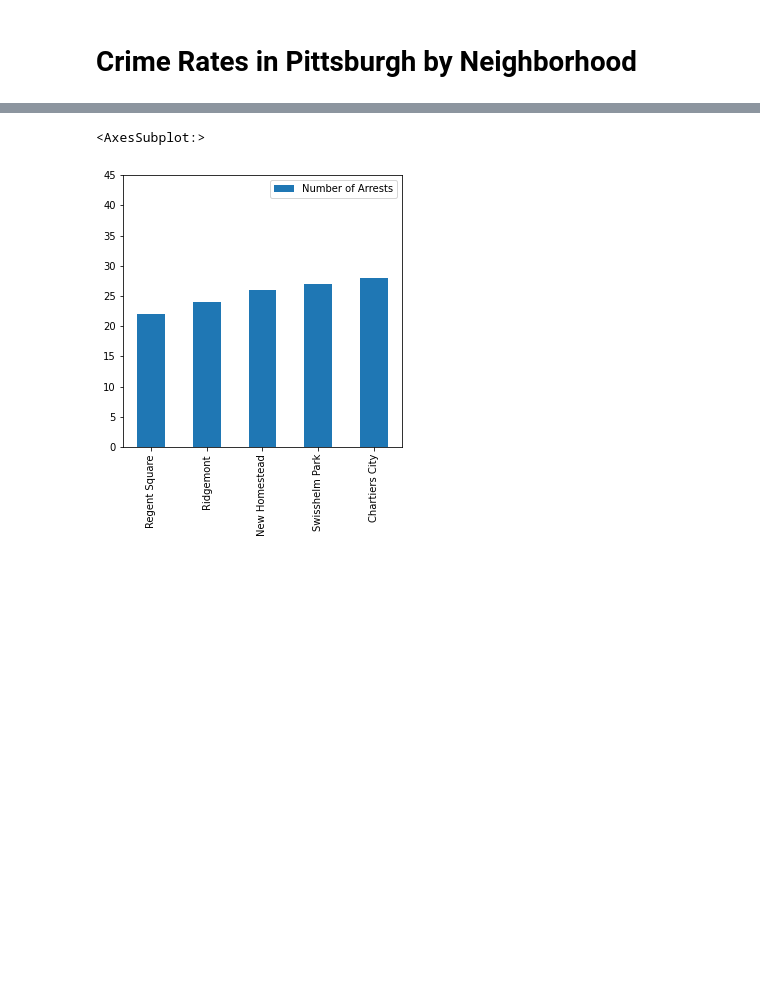
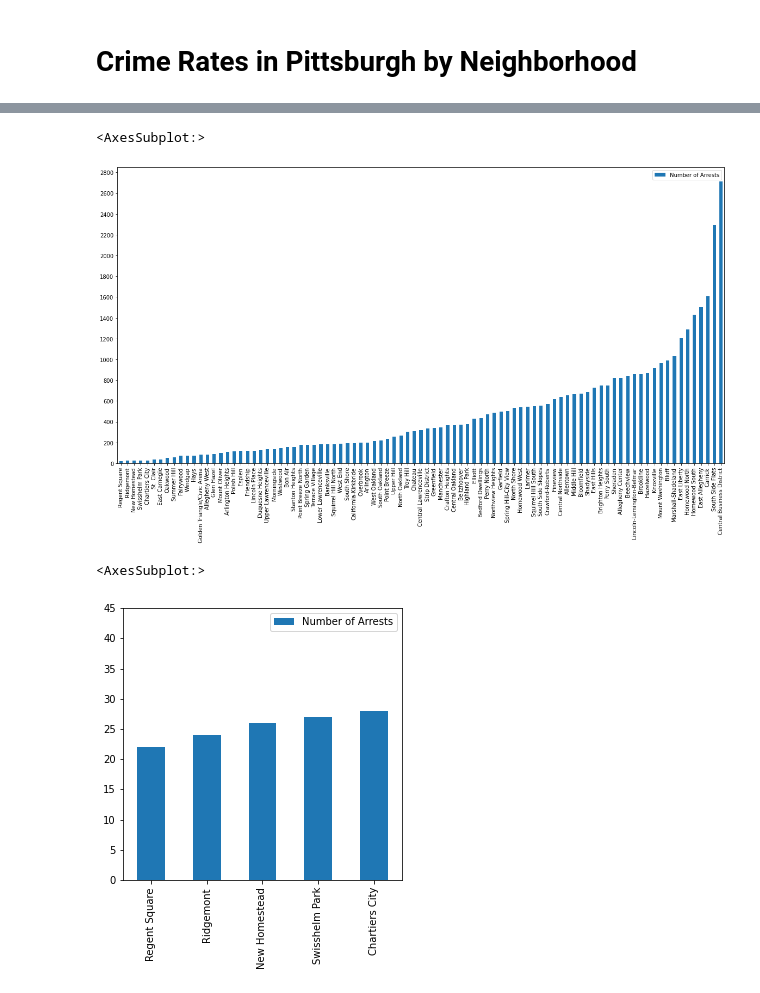
Before and after one commit to briankim-pitt/final-project, a Jupyter notebook: crime-rates.ipynb, the cells around one changed output, grey strips where cells are left out. Cells and saved outputs as stored; diff of their text form; code cells hidden in the pictures; blank space fills up the shorter version.

Commit message:
Add overall plot

```diff
--- a/crime-rates.ipynb
+++ b/crime-rates.ipynb
@@ -30,6 +30,11 @@ num_neighborhood_arrests.loc["Central Northside"] += num_neighborhood_arrests.lo
 num_neighborhood_arrests = num_neighborhood_arrests.drop(["Central North Side"])
 
 num_neighborhood_arrests = num_neighborhood_arrests.sort_values(by=["Number of Arrests"])
+# %%
+num_neighborhood_arrests.plot.bar(figsize=(20,10), yticks=([i for i in range(0, 3000, 200)]))
+# %% [output]
+<AxesSubplot:>
+[figure, added]
 # %%
 least_crime = num_neighborhood_arrests.head()
 # %%
```
